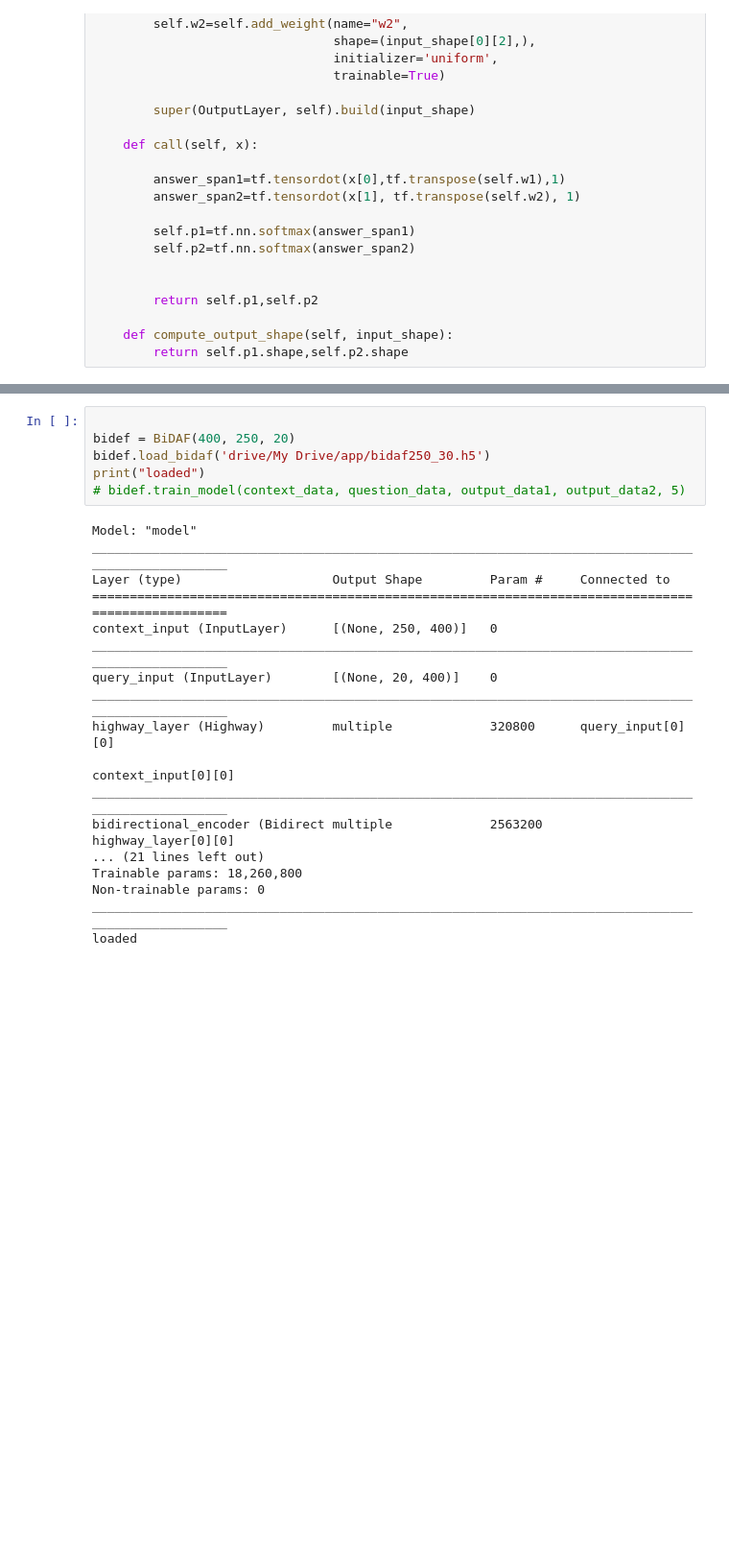
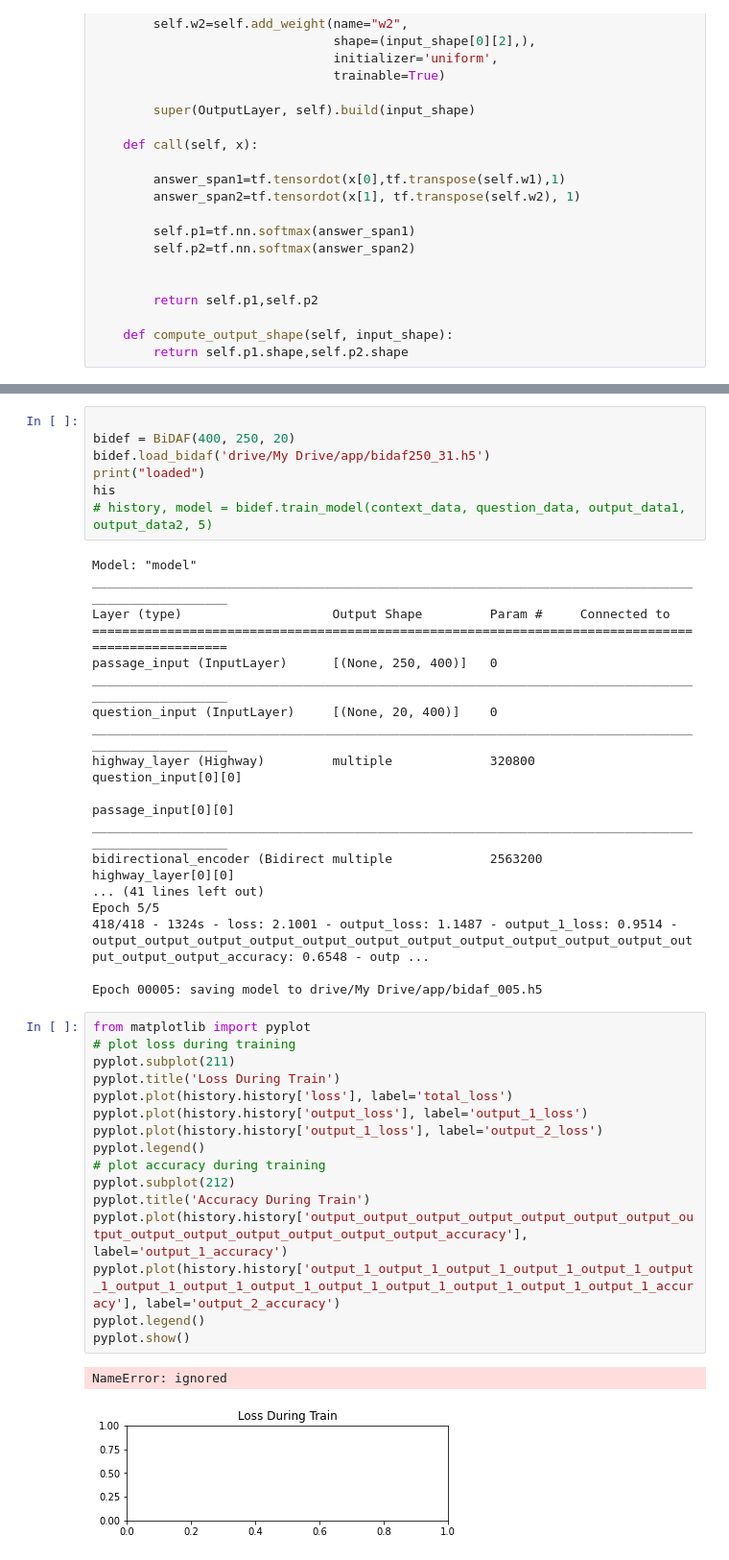
Before and after one commit to m-ibrahim-khalil/SPL2-nlp, a Jupyter notebook: full_model/SPL2.ipynb, the cells around one changed output, grey strips where cells are left out. Shown at 96% size. Cells and saved outputs as stored; diff of their text form; blank space fills up the shorter version.

```diff
--- a/full_model/SPL2.ipynb
+++ b/full_model/SPL2.ipynb
@@ -353,25 +359,45 @@ class BiDAF():
 # %%
 
 bidef = BiDAF(400, 250, 20)
-bidef.load_bidaf('drive/My Drive/app/bidaf250_30.h5')
+bidef.load_bidaf('drive/My Drive/app/bidaf250_31.h5')
 print("loaded")
-# bidef.train_model(context_data, question_data, output_data1, output_data2, 5)
+his
+# history, model = bidef.train_model(context_data, question_data, output_data1, output_data2, 5)
 # %% [output]
 Model: "model"
 __________________________________________________________________________________________________
 Layer (type)                    Output Shape         Param #     Connected to
 ==================================================================================================
-context_input (InputLayer)      [(None, 250, 400)]   0
+passage_input (InputLayer)      [(None, 250, 400)]   0
 __________________________________________________________________________________________________
-query_input (InputLayer)        [(None, 20, 400)]    0
+question_input (InputLayer)     [(None, 20, 400)]    0
 __________________________________________________________________________________________________
-highway_layer (Highway)         multiple             320800      query_input[0][0]
-                                                                 context_input[0][0]
+highway_layer (Highway)         multiple             320800      question_input[0][0]
+                                                                 passage_input[0][0]
 __________________________________________________________________________________________________
 bidirectional_encoder (Bidirect multiple             2563200     highway_layer[0][0]
-... (21 lines left out)
-Trainable params: 18,260,800
-Non-trainable params: 0
-__________________________________________________________________________________________________
-loaded
+... (41 lines left out)
+Epoch 5/5
+418/418 - 1324s - loss: 2.1001 - output_loss: 1.1487 - output_1_loss: 0.9514 - output_output_output_output_output_output_output_output_output_output_output_output_output_output_accuracy: 0.6548 - outp ...
+
+Epoch 00005: saving model to drive/My Drive/app/bidaf_005.h5
+# %%
+from matplotlib import pyplot
+# plot loss during training
+pyplot.subplot(211)
+pyplot.title('Loss During Train')
+pyplot.plot(history.history['loss'], label='total_loss')
+pyplot.plot(history.history['output_loss'], label='output_1_loss')
+pyplot.plot(history.history['output_1_loss'], label='output_2_loss')
+pyplot.legend()
+# plot accuracy during training
+pyplot.subplot(212)
+pyplot.title('Accuracy During Train')
+pyplot.plot(history.history['output_output_output_output_output_output_output_output_output_output_output_output_output_output_accuracy'], label='output_1_accuracy')
+pyplot.plot(history.history['output_1_output_1_output_1_output_1_output_1_output_1_output_1_output_1_output_1_output_1_output_1_output_1_output_1_output_1_accuracy'], label='output_2_accuracy')
+pyplot.legend()
+pyplot.show()
+# %% [output]
+NameError: ignored
+[figure, added]
 # %%
```
Also changed, not shown: parts of 7 cells of this notebook.
